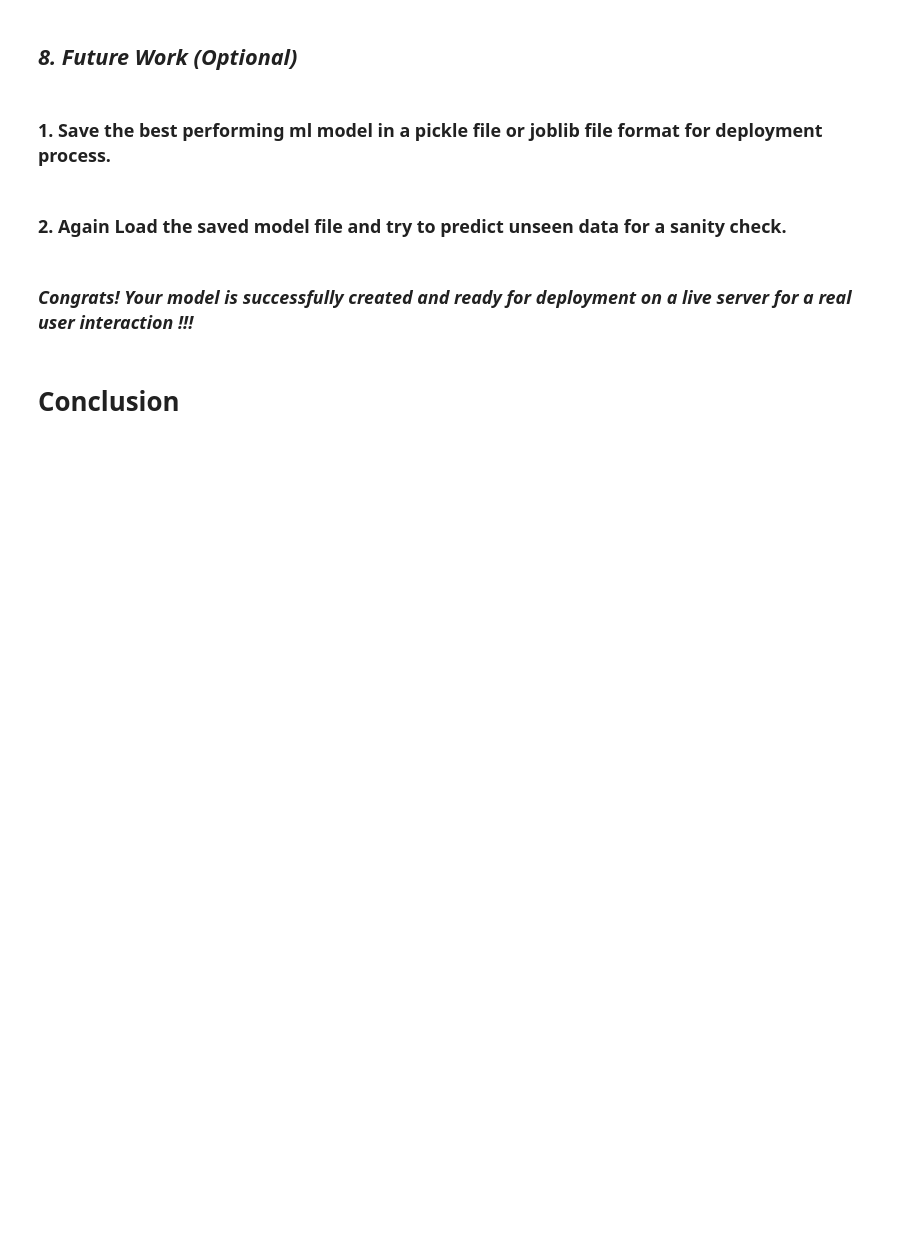
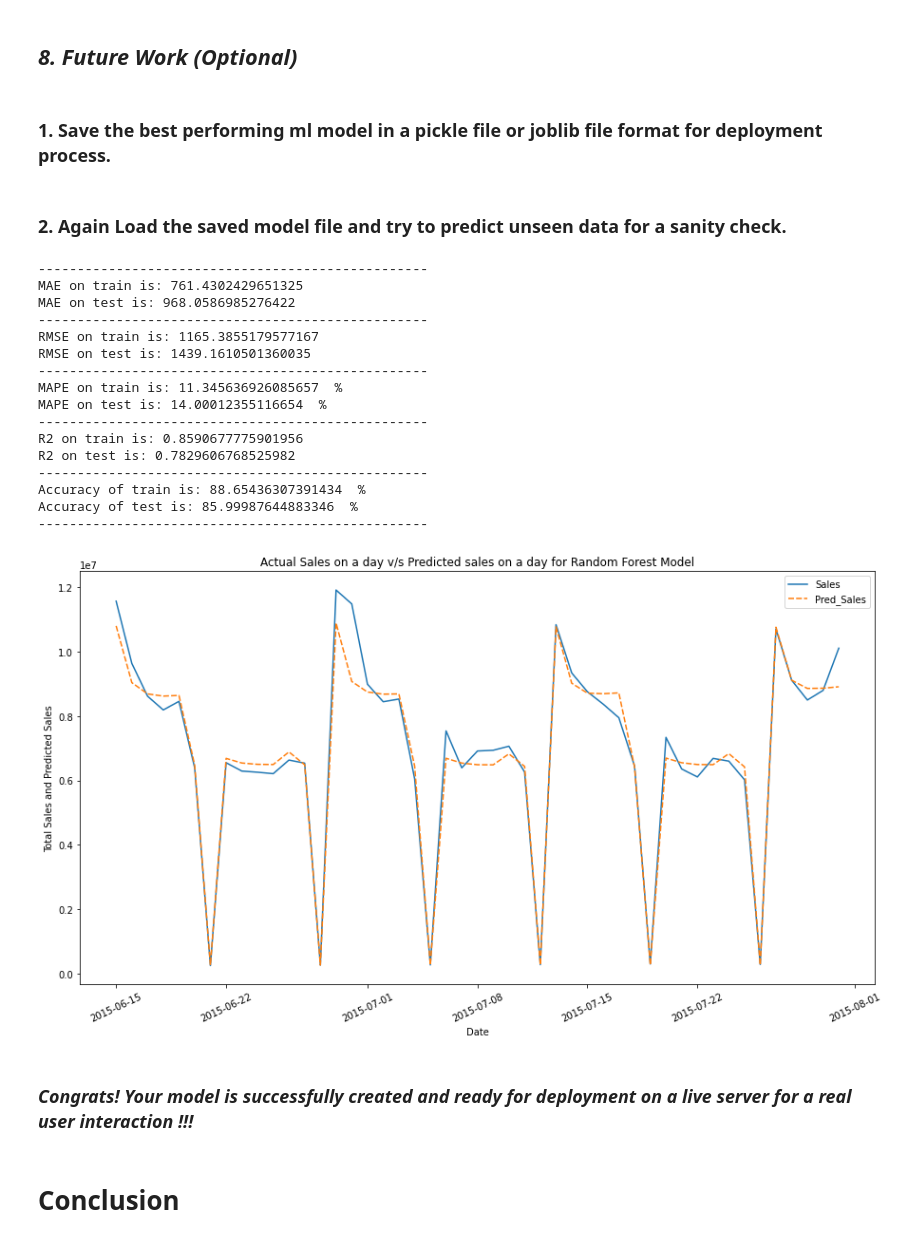
Before and after one commit to makdatascience/Retail_Sales_Prediction, a Jupyter notebook: Retail_Sales_Prediction.ipynb, the cells around one changed output. Cells and saved outputs as stored; diff of their text form; code cells hidden in the pictures; blank space fills up the shorter version.

```diff
--- a/Retail_Sales_Prediction.ipynb
+++ b/Retail_Sales_Prediction.ipynb
@@ -2268,25 +2334,44 @@ pickle.dump(GridRf_reg, open(filename, 'wb'))
 # %%
 # Load the File and predict unseen data.
 RFpick_model = pickle.load(open(filename, 'rb'))
-result = loaded_model.score(X_test, Y_test)
+result = RFpick_model.score(X_test, y_test)
 y_train_pic_Rf_pred = RFpick_model.predict(X_train)
 y_test_pic_Rf_pred = RFpick_model.predict(X_test)
 rfpic_met=regression_metrics("Random Forest",y_train,y_train_pic_Rf_pred,y_test,y_test_pic_Rf_pred)
 
 plt.figure(figsize=(15,8))
-a = np.exp(y_test).copy()
+a=pd.DataFrame()
+a["Sales"]= np.exp(y_test)
 a['Pred_Sales'] = np.exp(y_test_pic_Rf_pred)
 a["Date"]=(df[df["Date"]>end_train]["Date"])
 a=a[["Date","Sales","Pred_Sales"]]
 df_plot = a.copy()
 plot = df_plot.groupby(['Date'])['Sales','Pred_Sales'].sum()
 sns.lineplot(data=plot)
 
 plt.ylabel("Total Sales and Predicted Sales")
 plt.xticks(rotation = 25)
 plt.title("Actual Sales on a day v/s Predicted sales on a day for Random Forest Model")
 
 plt.legend();
+# %% [output]
+--------------------------------------------------
+MAE on train is: 761.4302429651325
+MAE on test is: 968.0586985276422
+--------------------------------------------------
+RMSE on train is: 1165.3855179577167
+RMSE on test is: 1439.1610501360035
+--------------------------------------------------
+MAPE on train is: 11.345636926085657  %
+MAPE on test is: 14.00012355116654  %
+--------------------------------------------------
+R2 on train is: 0.8590677775901956
+R2 on test is: 0.7829606768525982
+--------------------------------------------------
+Accuracy of train is: 88.65436307391434  %
+Accuracy of test is: 85.99987644883346  %
+--------------------------------------------------
+[figure, added]
 # %% [markdown]
 ### ***Congrats! Your model is successfully created and ready for deployment on a live server for a real user interaction !!!***
 # %% [markdown]
```
Also changed, not shown: parts of 35 cells of this notebook.
